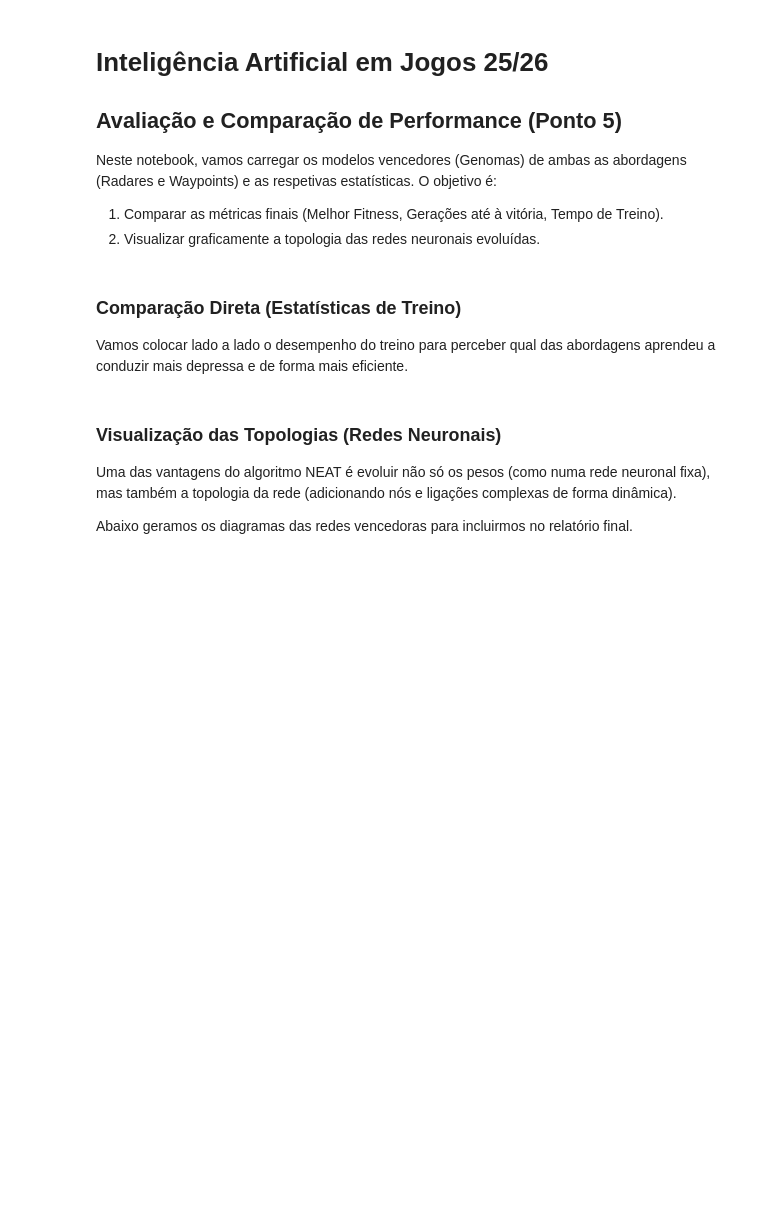
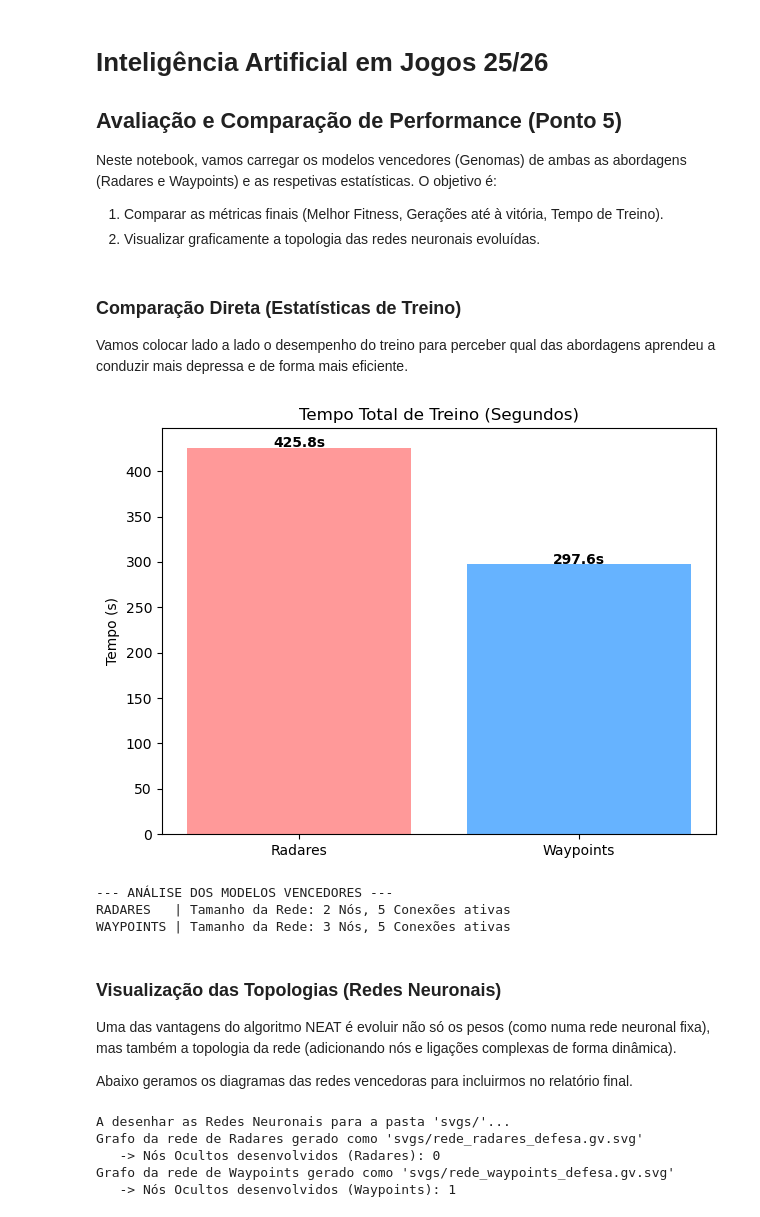
Before and after one commit to AfonsoAlmeida28/Proj_IAJogos_25-26, a Jupyter notebook: Visualizacao_e_Resultados.ipynb, the cells around one changed output. Saved outputs shown, nothing was run; the diff lists cells and outputs as text; code cells hidden in the pictures; blank space fills up the shorter version.

Commit message:
meti o waypoints e radares a correr até à ultima geração para encontrar o melhor. Corrigi gráfico de barras e redes neuronais no visualizaçao

```diff
--- a/Visualizacao_e_Resultados.ipynb
+++ b/Visualizacao_e_Resultados.ipynb
@@ -46,62 +47,66 @@ except FileNotFoundError:
 ### Comparação Direta (Estatísticas de Treino)
 Vamos colocar lado a lado o desempenho do treino para perceber qual das abordagens aprendeu a conduzir mais depressa e de forma mais eficiente.
 # %%
-# Preparar os dados para os gráficos
 labels = ['Radares', 'Waypoints']
 tempos = [stats_rad.get('tempo_total', 0), stats_way.get('tempo_total', 0)]
-geracoes = [stats_rad.get('melhor_geracao', 0), stats_way.get('melhor_geracao', 0)]
 
-fig, (ax1, ax2) = plt.subplots(1, 2, figsize=(12, 5))
 
-# Gráfico 1: Tempo Total de Treino
-ax1.bar(labels, tempos, color=['#ff9999','#66b3ff'])
-ax1.set_title('Tempo Total de Treino (Segundos)')
-ax1.set_ylabel('Tempo (s)')
+plt.bar(labels, tempos, color=['#ff9999','#66b3ff'])
+plt.title('Tempo Total de Treino (Segundos)')
+plt.ylabel('Tempo (s)')
 for i, v in enumerate(tempos):
-    ax1.text(i, v + 0.5, f"{v:.1f}s", ha='center', fontweight='bold')
-
-# Gráfico 2: Número de Gerações até à Vitória
-ax2.bar(labels, geracoes, color=['#99ff99','#ffcc99'])
-ax2.set_title('Gerações Necessárias para Vencer')
-ax2.set_ylabel('Nº de Gerações')
-for i, v in enumerate(geracoes):
-    ax2.text(i, v + 0.2, str(v), ha='center', fontweight='bold')
+    plt.text(i, v + 0.5, f"{v:.1f}s", ha='center', fontweight='bold')
 
 plt.tight_layout()
 plt.show()
 
 print("--- ANÁLISE DOS MODELOS VENCEDORES ---")
-print(f"RADARES   | Tamanho da Rede: {len(winner_rad.nodes)} Nós, {len(winner_rad.connections)} Conexões ativas")
-print(f"WAYPOINTS | Tamanho da Rede: {len(winner_way.nodes)} Nós, {len(winner_way.connections)} Conexões ativas")
+print(f"RADARES   | Tamanho da Rede: {len(genome_rad.nodes)} Nós, {len(genome_rad.connections)} Conexões ativas")
+print(f"WAYPOINTS | Tamanho da Rede: {len(genome_way.nodes)} Nós, {len(genome_way.connections)} Conexões ativas")
+# %% [output]
+[figure, added]
+--- ANÁLISE DOS MODELOS VENCEDORES ---
+RADARES   | Tamanho da Rede: 2 Nós, 5 Conexões ativas
+WAYPOINTS | Tamanho da Rede: 3 Nós, 5 Conexões ativas
 # %% [markdown]
 ### Visualização das Topologias (Redes Neuronais)
 Uma das vantagens do algoritmo NEAT é evoluir não só os pesos (como numa rede neuronal fixa), mas também a topologia da rede (adicionando nós e ligações complexas de forma dinâmica).
 
 Abaixo geramos os diagramas das redes vencedoras para incluirmos no relatório final.
 # %%
-if HAS_VISUALIZE:
-    config_rad = neat.Config(neat.DefaultGenome, neat.DefaultReproduction,
-                             neat.DefaultSpeciesSet, neat.DefaultStagnation,
-                             stats_rad['config'])
+node_names_rad = {-1: 'R_Esq (-60º)', -2: 'R_Esq_C (-30º)', -3: 'R_Frente (0º)',
+                  -4: 'R_Dir_C (+30º)', -5: 'R_Dir (+60º)', 0: 'Acelerar', 1: 'Volante'}
 
-    config_way = neat.Config(neat.DefaultGenome, neat.DefaultReproduction,
-                             neat.DefaultSpeciesSet, neat.DefaultStagnation,
-                             stats_way['config'])
+node_names_way = {-1: 'Distância', -2: 'Ângulo', 0: 'Acelerar', 1: 'Volante'}
 
-    node_names_rad = {-1: 'R_Esq (-60)', -2: 'R_Esq_C (-30)', -3: 'R_Frente (0)',
-                      -4: 'R_Dir_C (+30)', -5: 'R_Dir (+60)', 0: 'Acelerar', 1: 'Virar'}
+print("A desenhar as Redes Neuronais para a pasta 'svgs/'...")
 
-    node_names_way = {-1: 'Distância', -2: 'Ângulo', 0: 'Acelerar', 1: 'Virar'}
+try:
+    visualize.draw_net(config_rad, genome_rad, view=True, node_names=node_names_rad, filename="svgs/rede_radares_defesa.gv")
+    print("Grafo da rede de Radares gerado como 'svgs/rede_radares_defesa.gv.svg'")
 
-    print("A desenhar a Rede dos Radares...")
-    visualize.draw_net(config_rad, winner_rad, True, node_names=node_names_rad, filename="svgs/rede_radares.gv")
+    nos_ocultos_rad = [node for node in genome_rad.nodes.keys() if node not in config_rad.genome_config.output_keys]
+    print(f"   -> Nós Ocultos desenvolvidos (Radares): {len(nos_ocultos_rad)}")
 
-    print("A desenhar a Rede dos Waypoints...")
-    visualize.draw_net(config_way, winner_way, True, node_names=node_names_way, filename="svgs/rede_waypoints.gv")
+except Exception as e:
+    print(f"Erro visual (Radares). Verifica se o Graphviz está instalado no SO. Detalhe: {e}")
 
-    print("Gráficos gerados com sucesso! Podes encontrá-los na tua pasta como 'rede_radares.gv.svg' e 'rede_waypoints.gv.svg'.")
-else:
-    print("Para gerar os diagramas das redes, certifica-te que o 'visualize.py' e o Graphviz estão instalados e na mesma pasta.")
+
+try:
+    visualize.draw_net(config_way, genome_way, view=True, node_names=node_names_way, filename="svgs/rede_waypoints_defesa.gv")
+    print("Grafo da rede de Waypoints gerado como 'svgs/rede_waypoints_defesa.gv.svg'")
+
+    nos_ocultos_way = [node for node in genome_way.nodes.keys() if node not in config_way.genome_config.output_keys]
+    print(f"   -> Nós Ocultos desenvolvidos (Waypoints): {len(nos_ocultos_way)}")
+
+except Exception as e:
+    print(f"Erro visual (Waypoints). Verifica se o Graphviz está instalado no SO. Detalhe: {e}")
+# %% [output]
+A desenhar as Redes Neuronais para a pasta 'svgs/'...
+Grafo da rede de Radares gerado como 'svgs/rede_radares_defesa.gv.svg'
+   -> Nós Ocultos desenvolvidos (Radares): 0
+Grafo da rede de Waypoints gerado como 'svgs/rede_waypoints_defesa.gv.svg'
+   -> Nós Ocultos desenvolvidos (Waypoints): 1
 # %%
 import matplotlib.pyplot as plt
 
```
Also changed, not shown: parts of 2 cells of this notebook, 24 other files.
